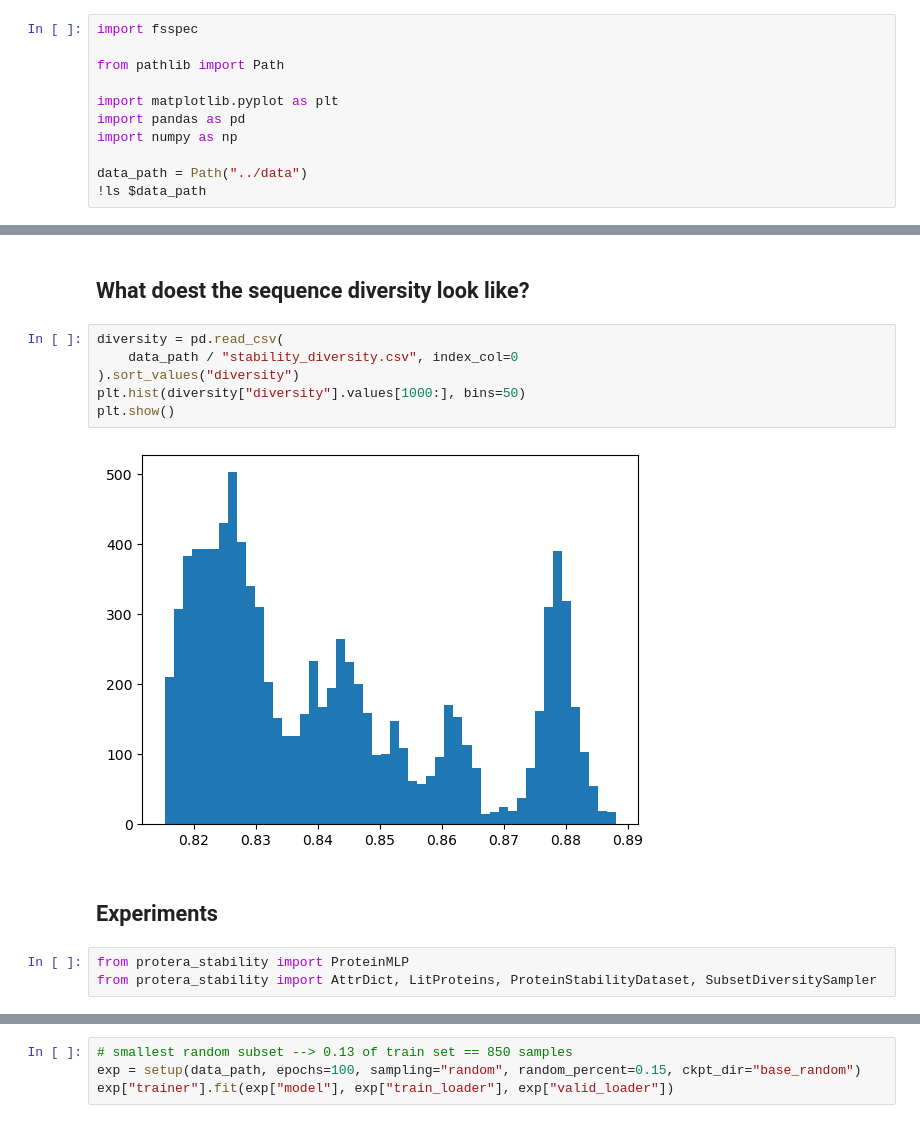
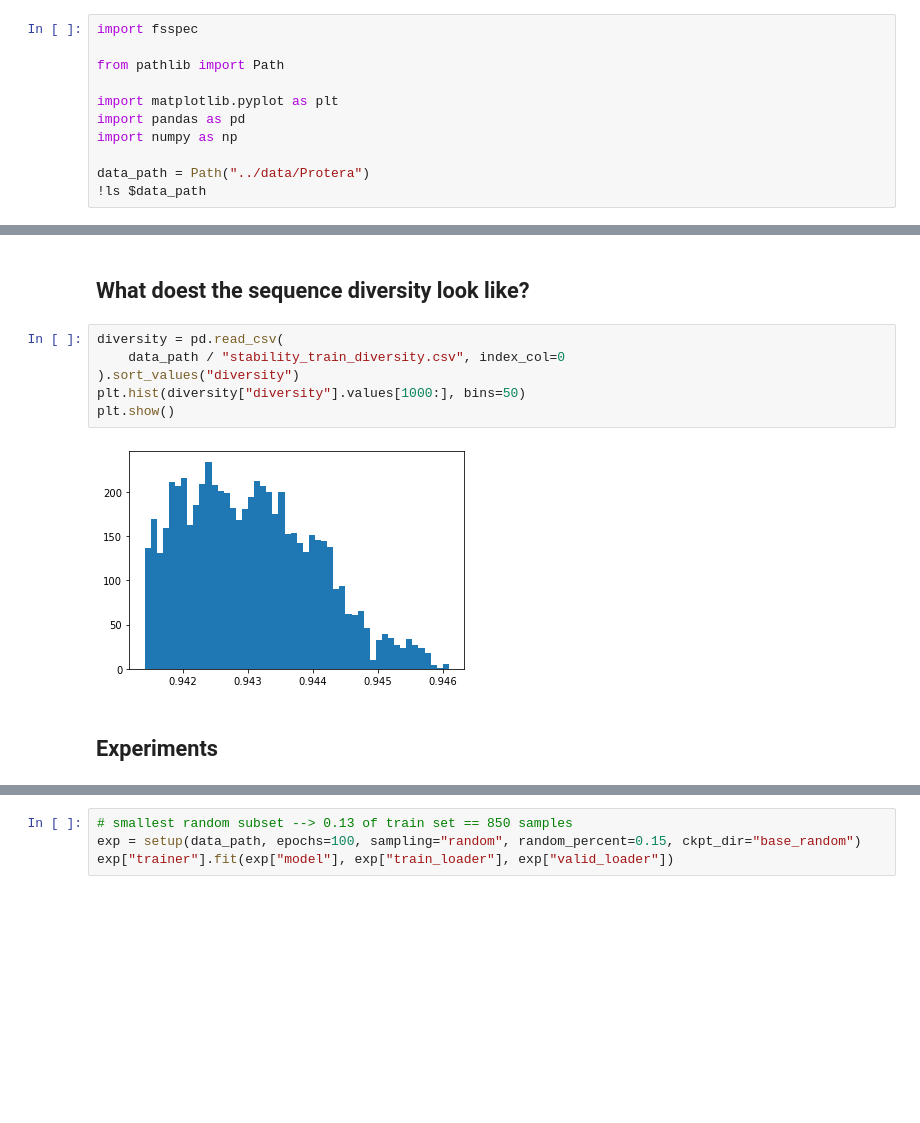
Before and after one commit to stepp1/protera-stability, a Jupyter notebook: project/mutagenesis/experiments/reduce-data.ipynb, the cells around one changed output, grey strips where cells are left out. Drawn from its saved outputs; the diff is of its cells as text; blank space fills up the shorter version.

Commit message:
training w/ lazy

```diff
--- a/project/mutagenesis/experiments/reduce-data.ipynb
+++ b/project/mutagenesis/experiments/reduce-data.ipynb
@@ -7,6 +7,6 @@ import matplotlib.pyplot as plt
 import pandas as pd
 import numpy as np
 
-data_path = Path("../data")
+data_path = Path("../data/Protera")
 !ls $data_path
 # %% [output]
@@ -23,14 +23,11 @@ stability_test_diversity.csv
 ## What doest the sequence diversity look like?
 # %%
 diversity = pd.read_csv(
-    data_path / "stability_diversity.csv", index_col=0
+    data_path / "stability_train_diversity.csv", index_col=0
 ).sort_values("diversity")
 plt.hist(diversity["diversity"].values[1000:], bins=50)
 plt.show()
 # %% [output]
-[figure, old version]
+[figure, new version]
 # %% [markdown]
 ## Experiments
-# %%
-from protera_stability import ProteinMLP
-from protera_stability import AttrDict, LitProteins, ProteinStabilityDataset, SubsetDiversitySampler
```
Also changed, not shown: parts of 6 cells of this notebook, 2 other files.
